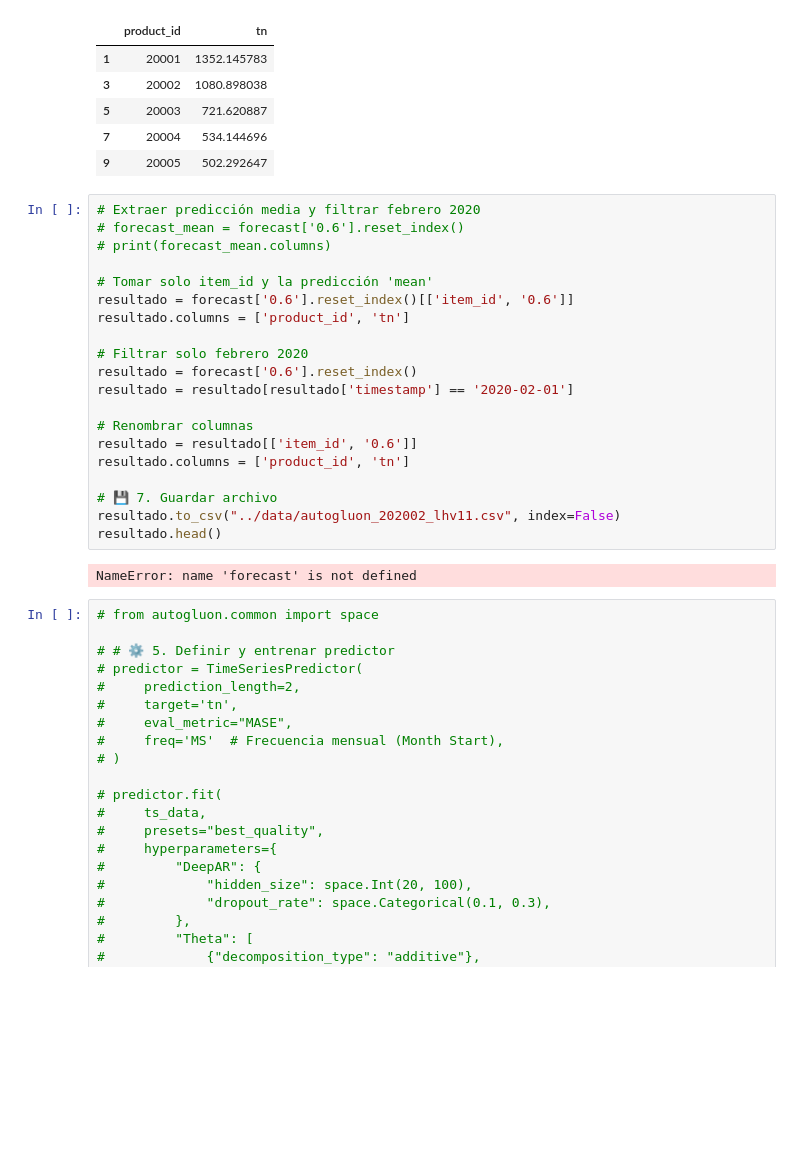
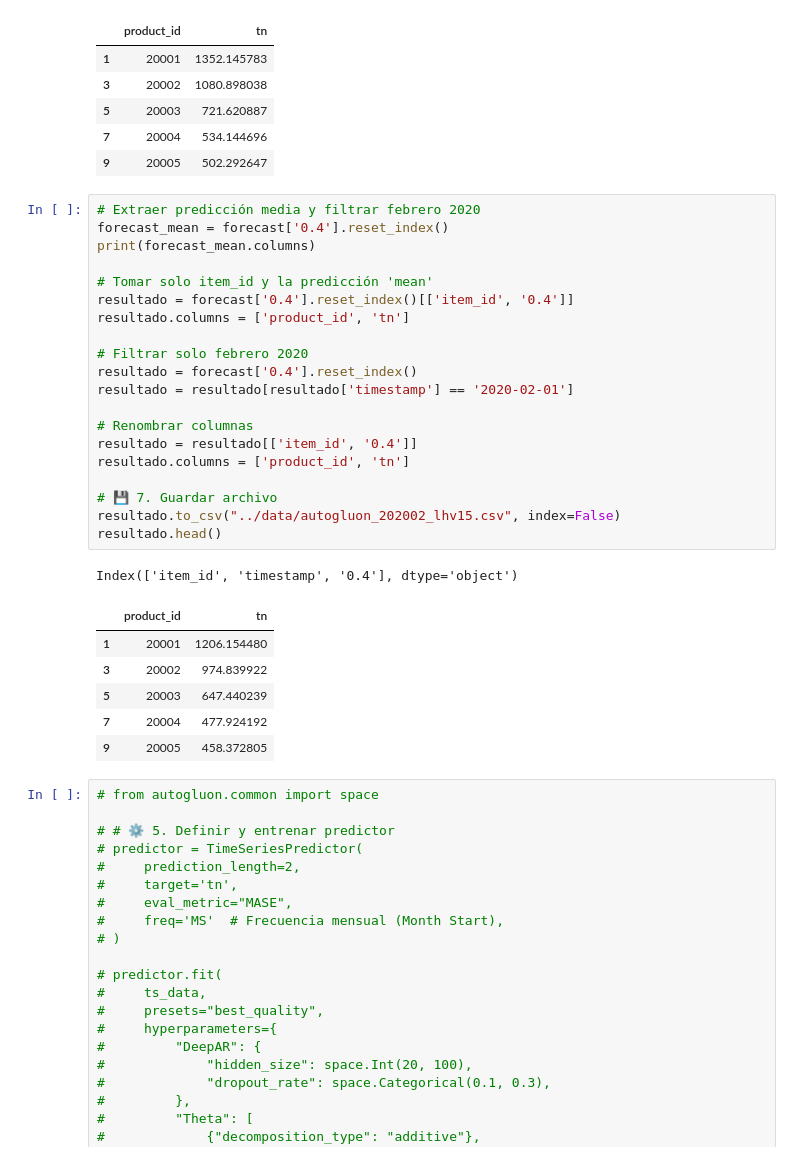
Before and after one commit to leonardoheis/lab3, a Jupyter notebook: notebooks/autogluon_v3.ipynb, the cells around one changed output. Drawn from its saved outputs; the diff is of its cells as text; blank space fills up the shorter version.

```diff
--- a/notebooks/autogluon_v3.ipynb
+++ b/notebooks/autogluon_v3.ipynb
@@ -250,26 +263,32 @@ resultado.head()
 | 9 | 20005 | 502.292647 |
 # %%
 # Extraer predicción media y filtrar febrero 2020
-# forecast_mean = forecast['0.6'].reset_index()
-# print(forecast_mean.columns)
+forecast_mean = forecast['0.4'].reset_index()
+print(forecast_mean.columns)
 
 # Tomar solo item_id y la predicción 'mean'
-resultado = forecast['0.6'].reset_index()[['item_id', '0.6']]
+resultado = forecast['0.4'].reset_index()[['item_id', '0.4']]
 resultado.columns = ['product_id', 'tn']
 
 # Filtrar solo febrero 2020
-resultado = forecast['0.6'].reset_index()
+resultado = forecast['0.4'].reset_index()
 resultado = resultado[resultado['timestamp'] == '2020-02-01']
 
 # Renombrar columnas
-resultado = resultado[['item_id', '0.6']]
+resultado = resultado[['item_id', '0.4']]
 resultado.columns = ['product_id', 'tn']
 
 # 💾 7. Guardar archivo
-resultado.to_csv("../data/autogluon_202002_lhv11.csv", index=False)
+resultado.to_csv("../data/autogluon_202002_lhv15.csv", index=False)
 resultado.head()
 # %% [output]
-NameError: name 'forecast' is not defined
+Index(['item_id', 'timestamp', '0.4'], dtype='object')
+|  | product_id | tn |
+| 1 | 20001 | 1206.154480 |
+| 3 | 20002 | 974.839922 |
+| 5 | 20003 | 647.440239 |
+| 7 | 20004 | 477.924192 |
+| 9 | 20005 | 458.372805 |
 # %%
 # from autogluon.common import space
 
```
Also changed, not shown: parts of 6 cells of this notebook, 1 other file.
